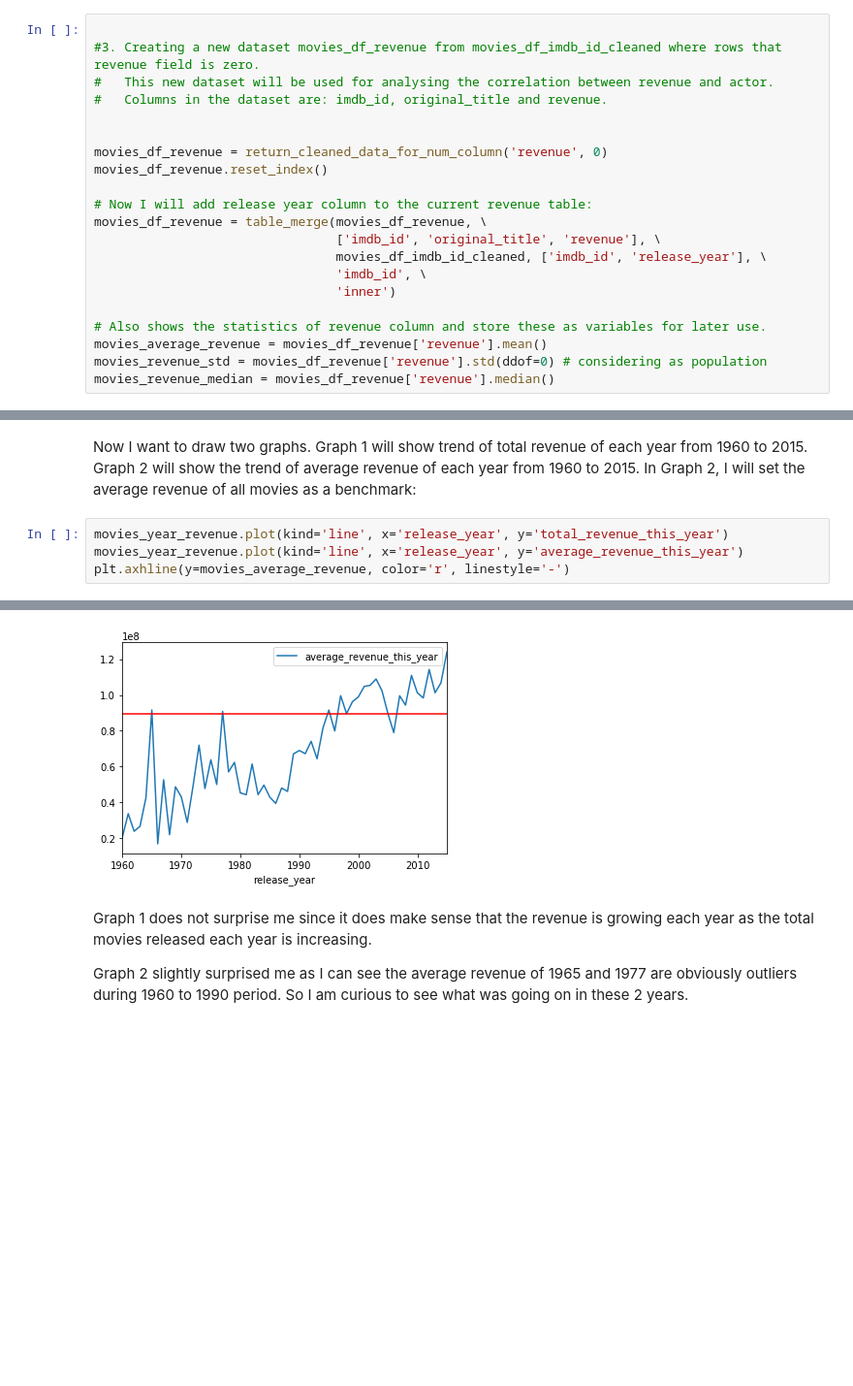
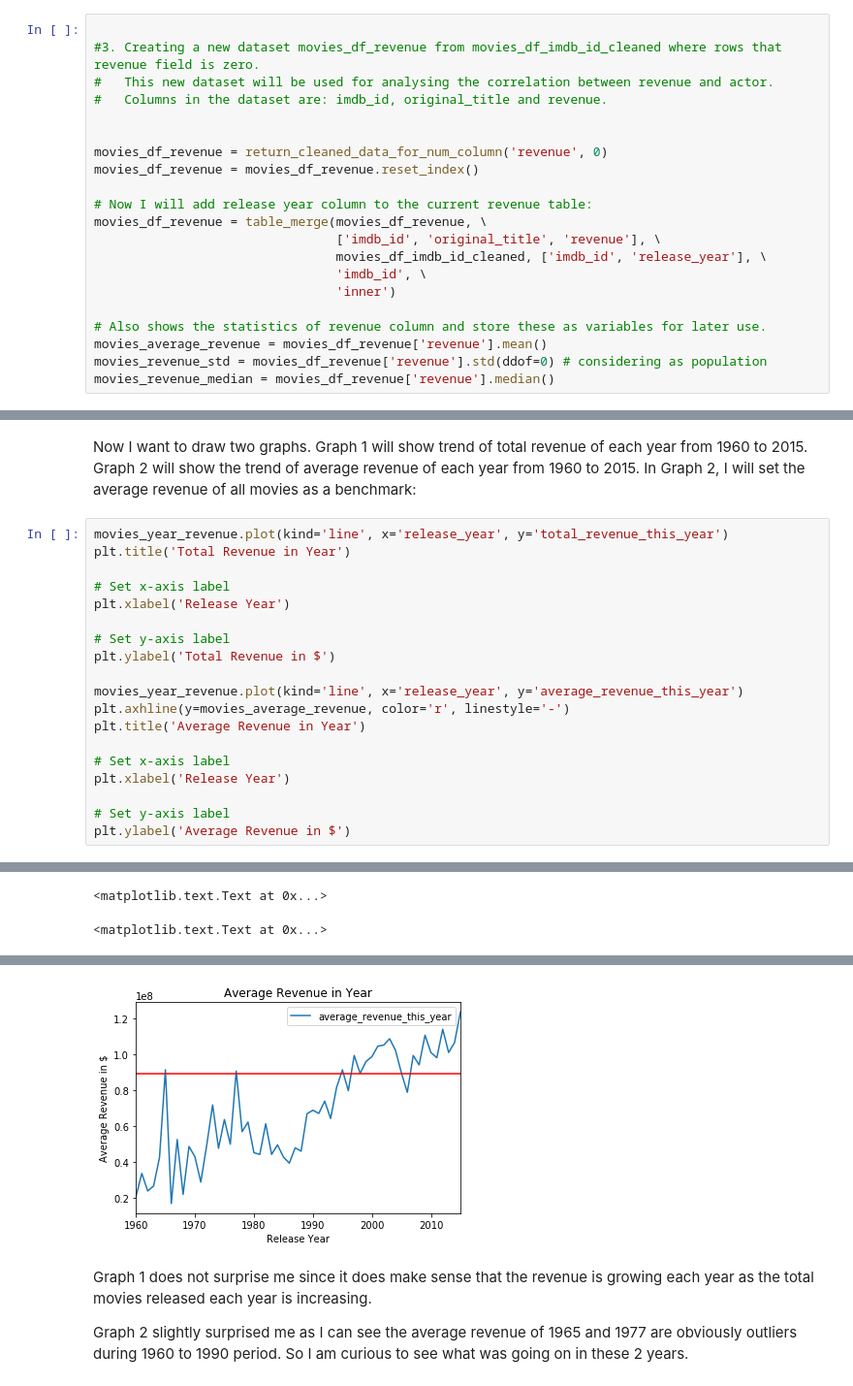
Before and after one commit to arielma/tmdb-movies-dataset-analysis, a Jupyter notebook: Ariel_Ma TMDB Movie Data Analysis.ipynb, the cells around one changed output, grey strips where cells are left out. Shown at 97% size. Saved outputs shown, nothing was run; the diff lists cells and outputs as text; blank space fills up the shorter version.

Commit message:
removed table output. added chart axix labels and titles

```diff
--- a/Ariel_Ma TMDB Movie Data Analysis.ipynb
+++ b/Ariel_Ma TMDB Movie Data Analysis.ipynb
@@ -272,7 +265,7 @@ def get_first_actor(actors):
 
 
 movies_df_revenue = return_cleaned_data_for_num_column('revenue', 0)
-movies_df_revenue.reset_index()
+movies_df_revenue = movies_df_revenue.reset_index()
 
 # Now I will add release year column to the current revenue table:
 movies_df_revenue = table_merge(movies_df_revenue, \
@@ -497,7 +394,22 @@ movies_year_revenue
 Now I want to draw two graphs. Graph 1 will show trend of total revenue of each year from 1960 to 2015. Graph 2 will show the trend of average revenue of each year from 1960 to 2015. In Graph 2, I will set the average revenue of all movies as a benchmark:
 # %%
 movies_year_revenue.plot(kind='line', x='release_year', y='total_revenue_this_year')
+plt.title('Total Revenue in Year')
+
+# Set x-axis label
+plt.xlabel('Release Year')
+
+# Set y-axis label
+plt.ylabel('Total Revenue in $')
+
 movies_year_revenue.plot(kind='line', x='release_year', y='average_revenue_this_year')
 plt.axhline(y=movies_average_revenue, color='r', linestyle='-')
+plt.title('Average Revenue in Year')
+
+# Set x-axis label
+plt.xlabel('Release Year')
+
+# Set y-axis label
+plt.ylabel('Average Revenue in $')
 # %% [output]
 <matplotlib.axes._subplots.AxesSubplot at 0x...>
@@ -505,0 +422,2 @@ plt.axhline(y=movies_average_revenue, color='r', linestyle='-')
+<matplotlib.text.Text at 0x...>
+<matplotlib.text.Text at 0x...>
@@ -507,4 +425,4 @@ plt.axhline(y=movies_average_revenue, color='r', linestyle='-')
-[figure, old version]
+[figure, new version]
 # %% [markdown]
 Graph 1 does not surprise me since it does make sense that the revenue is growing each year as the total movies released each year is increasing.
 
```
Also changed, not shown: parts of 15 cells of this notebook.
